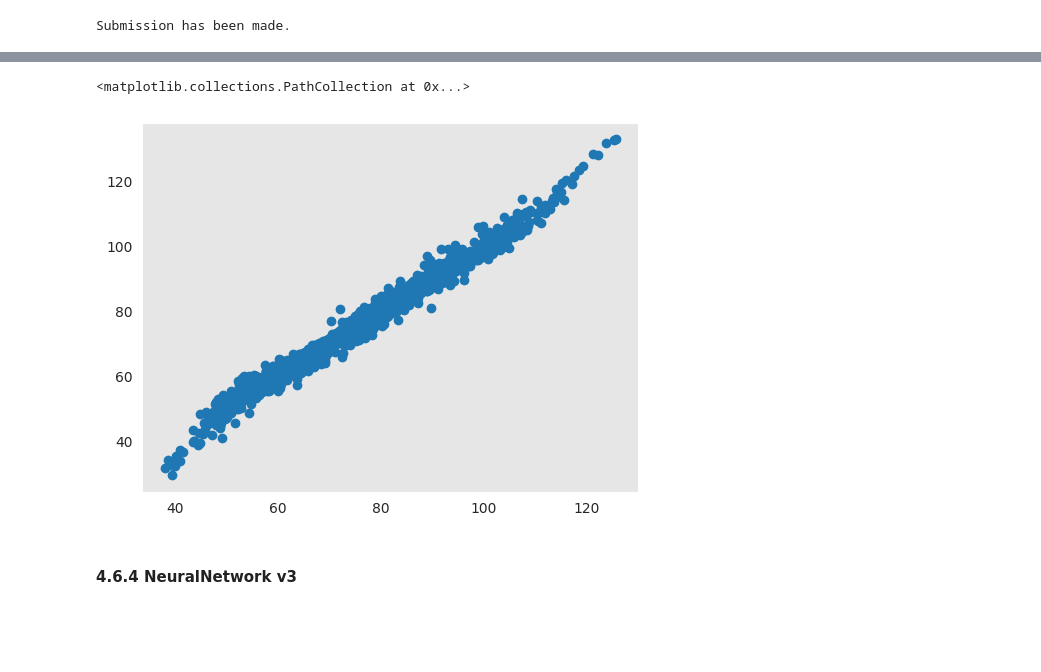
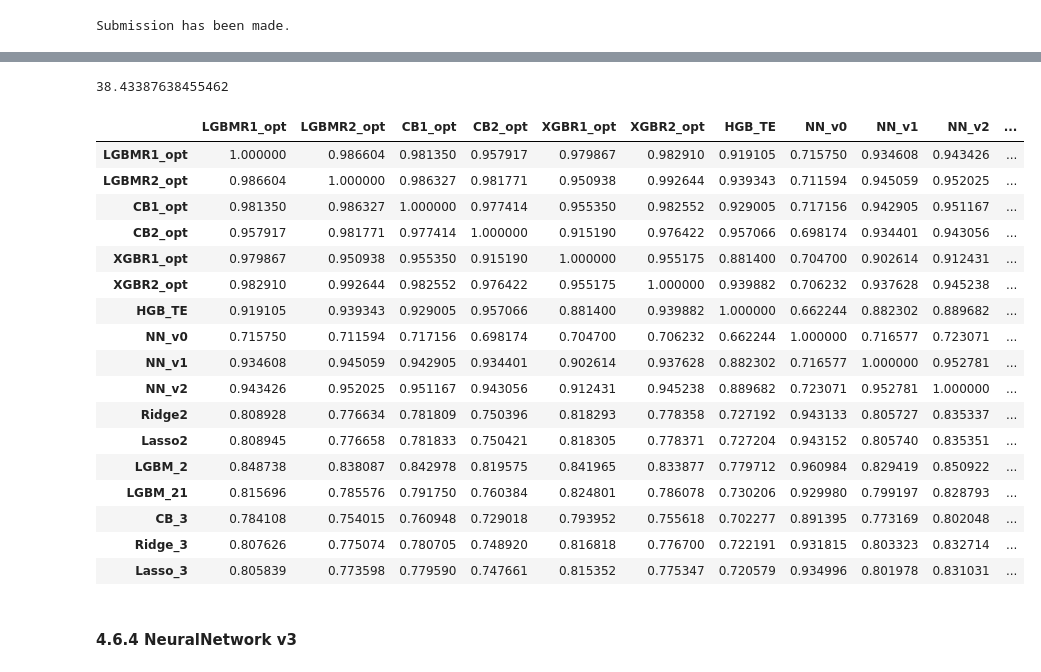
Before and after one commit to fabriziobasso/Colab_backup, a Jupyter notebook: File_07.ipynb, the cells around one changed output, grey strips where cells are left out. Saved outputs shown, nothing was run; the diff lists cells and outputs as text; code cells hidden in the pictures; blank space fills up the shorter version.

```diff
--- a/File_07.ipynb
+++ b/File_07.ipynb
@@ -1218,5 +1463,0 @@ second_layer_output = submission.copy()
-# %%
-plt.scatter(final_layer_output.values, second_layer_output.values)
-# %% [output]
-<matplotlib.collections.PathCollection at 0x...>
-[figure, removed]
@@ -1222,0 +1471,33 @@ plt.scatter(final_layer_output.values, second_layer_output.values)
+# %%
+root_mean_squared_error(OOF_train_clipped["Target"],OOF_train_clipped["NN_v0"])
+# %% [output]
+38.43387638455462
+# %%
+TM3.OOF_train["Target"]=data.y.values
+# %%
+OOF_train_level_3 = TM3.OOF_train
+OOF_train_level_3
+
+all_forecast_train = pd.concat([OOF_train.drop("Target",axis=1), TM2_OOF_train,OOF_train_level_3], axis=1)
+all_forecast_test = pd.concat([OOF_test,  TM2_OOF_test,TM3.OOF_test], axis=1)
+# %%
+all_forecast_test.corr()
+# %% [output]
+|  | LGBMR1_opt | LGBMR2_opt | CB1_opt | CB2_opt | XGBR1_opt | XGBR2_opt | HGB_TE | NN_v0 | NN_v1 | NN_v2 | ... |
+| LGBMR1_opt | 1.000000 | 0.986604 | 0.981350 | 0.957917 | 0.979867 | 0.982910 | 0.919105 | 0.715750 | 0.934608 | 0.943426 | ... |
+| LGBMR2_opt | 0.986604 | 1.000000 | 0.986327 | 0.981771 | 0.950938 | 0.992644 | 0.939343 | 0.711594 | 0.945059 | 0.952025 | ... |
+| CB1_opt | 0.981350 | 0.986327 | 1.000000 | 0.977414 | 0.955350 | 0.982552 | 0.929005 | 0.717156 | 0.942905 | 0.951167 | ... |
+| CB2_opt | 0.957917 | 0.981771 | 0.977414 | 1.000000 | 0.915190 | 0.976422 | 0.957066 | 0.698174 | 0.934401 | 0.943056 | ... |
+| XGBR1_opt | 0.979867 | 0.950938 | 0.955350 | 0.915190 | 1.000000 | 0.955175 | 0.881400 | 0.704700 | 0.902614 | 0.912431 | ... |
+| XGBR2_opt | 0.982910 | 0.992644 | 0.982552 | 0.976422 | 0.955175 | 1.000000 | 0.939882 | 0.706232 | 0.937628 | 0.945238 | ... |
+| HGB_TE | 0.919105 | 0.939343 | 0.929005 | 0.957066 | 0.881400 | 0.939882 | 1.000000 | 0.662244 | 0.882302 | 0.889682 | ... |
+| NN_v0 | 0.715750 | 0.711594 | 0.717156 | 0.698174 | 0.704700 | 0.706232 | 0.662244 | 1.000000 | 0.716577 | 0.723071 | ... |
+| NN_v1 | 0.934608 | 0.945059 | 0.942905 | 0.934401 | 0.902614 | 0.937628 | 0.882302 | 0.716577 | 1.000000 | 0.952781 | ... |
+| NN_v2 | 0.943426 | 0.952025 | 0.951167 | 0.943056 | 0.912431 | 0.945238 | 0.889682 | 0.723071 | 0.952781 | 1.000000 | ... |
+| Ridge2 | 0.808928 | 0.776634 | 0.781809 | 0.750396 | 0.818293 | 0.778358 | 0.727192 | 0.943133 | 0.805727 | 0.835337 | ... |
+| Lasso2 | 0.808945 | 0.776658 | 0.781833 | 0.750421 | 0.818305 | 0.778371 | 0.727204 | 0.943152 | 0.805740 | 0.835351 | ... |
+| LGBM_2 | 0.848738 | 0.838087 | 0.842978 | 0.819575 | 0.841965 | 0.833877 | 0.779712 | 0.960984 | 0.829419 | 0.850922 | ... |
+| LGBM_21 | 0.815696 | 0.785576 | 0.791750 | 0.760384 | 0.824801 | 0.786078 | 0.730206 | 0.929980 | 0.799197 | 0.828793 | ... |
+| CB_3 | 0.784108 | 0.754015 | 0.760948 | 0.729018 | 0.793952 | 0.755618 | 0.702277 | 0.891395 | 0.773169 | 0.802048 | ... |
+| Ridge_3 | 0.807626 | 0.775074 | 0.780705 | 0.748920 | 0.816818 | 0.776700 | 0.722191 | 0.931815 | 0.803323 | 0.832714 | ... |
+| Lasso_3 | 0.805839 | 0.773598 | 0.779590 | 0.747661 | 0.815352 | 0.775347 | 0.720579 | 0.934996 | 0.801978 | 0.831031 | ... |
```
Also changed, not shown: parts of 30 cells of this notebook.
